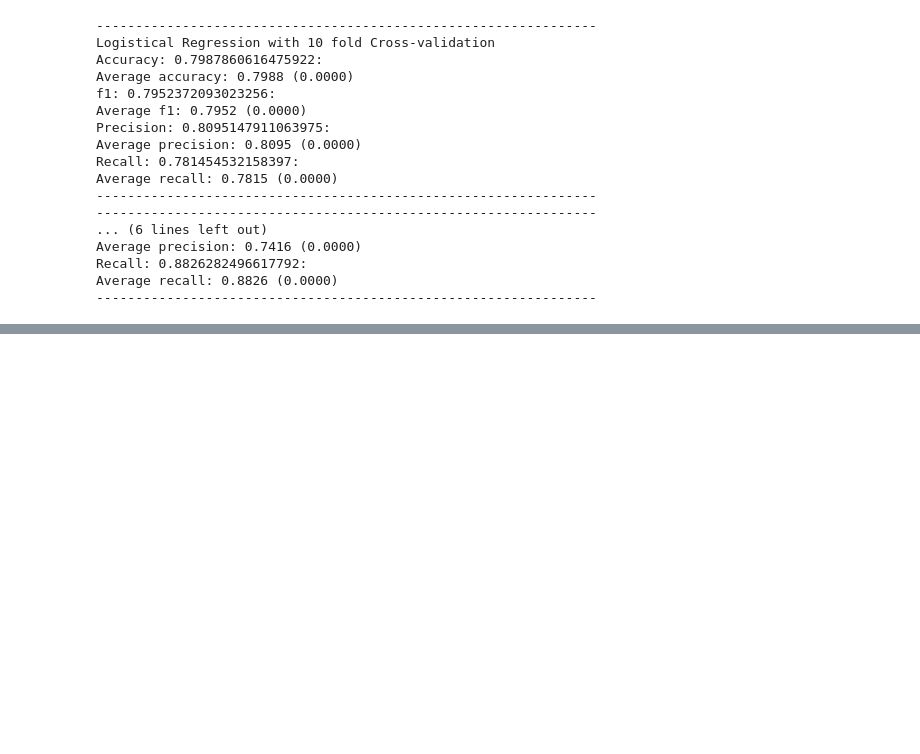
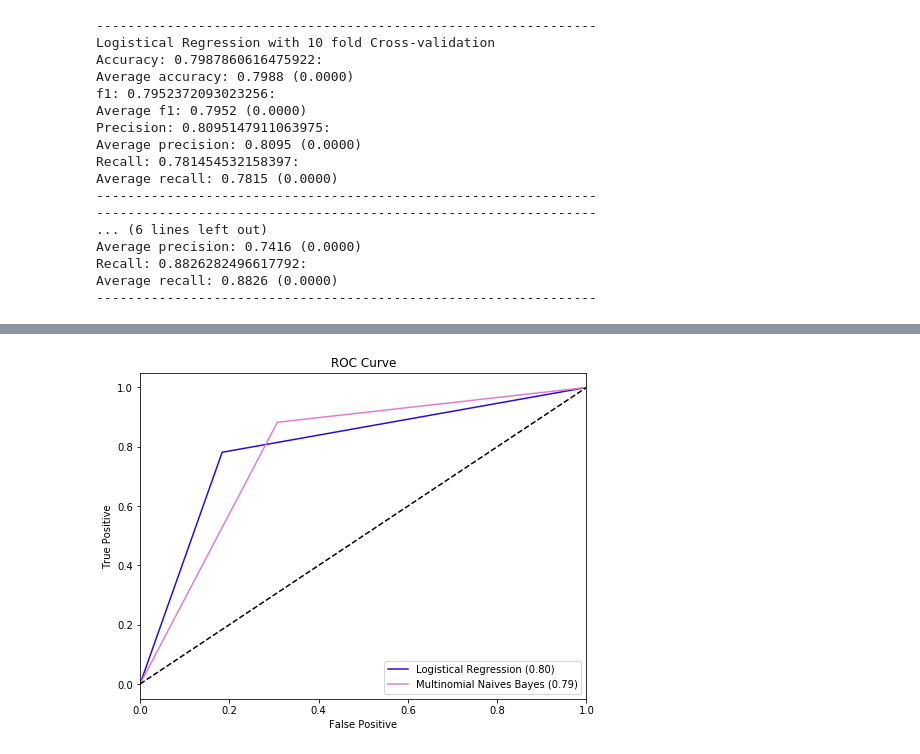
Before and after one commit to alexchung1233/reddit-depression-classification, a Jupyter notebook: reddit_depression_classifier.ipynb, the cells around one changed output, grey strips where cells are left out. Cells and saved outputs as stored; diff of their text form; code cells hidden in the pictures; blank space fills up the shorter version.

```diff
--- a/reddit_depression_classifier.ipynb
+++ b/reddit_depression_classifier.ipynb
@@ -41,7 +41,7 @@ non_depress_df['label'] = 0
 
 #combines non-depressed and depressed data and shuffles
 df = pd.concat([depressed_df,non_depress_df])
-df = shuffle(df).reset_index(drop = True)
+df = shuffle(df).reset_index(drop = True)t
 # %%
 df.shape
 # %% [output]
@@ -236,3 +252,5 @@ NameError: name 'X' is not defined
 # %%
-graph_roc_curve(df_predictions_unigrams,y)
+graph_roc_curve(df_predictions_unigrams,y_unigrams)
+# %% [output]
+[figure, added]
 # %%
```
Also changed, not shown: parts of 2 cells of this notebook.
